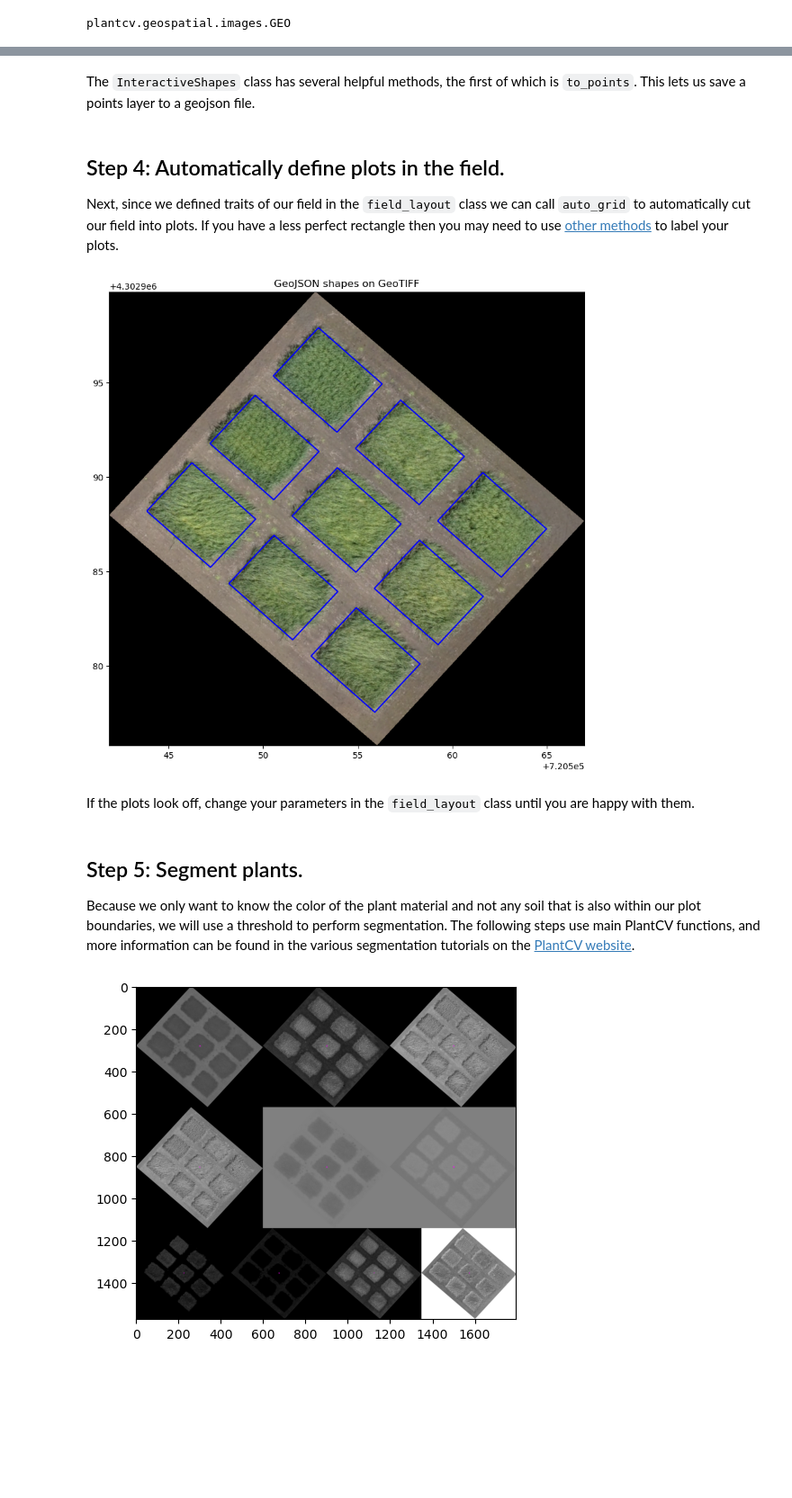
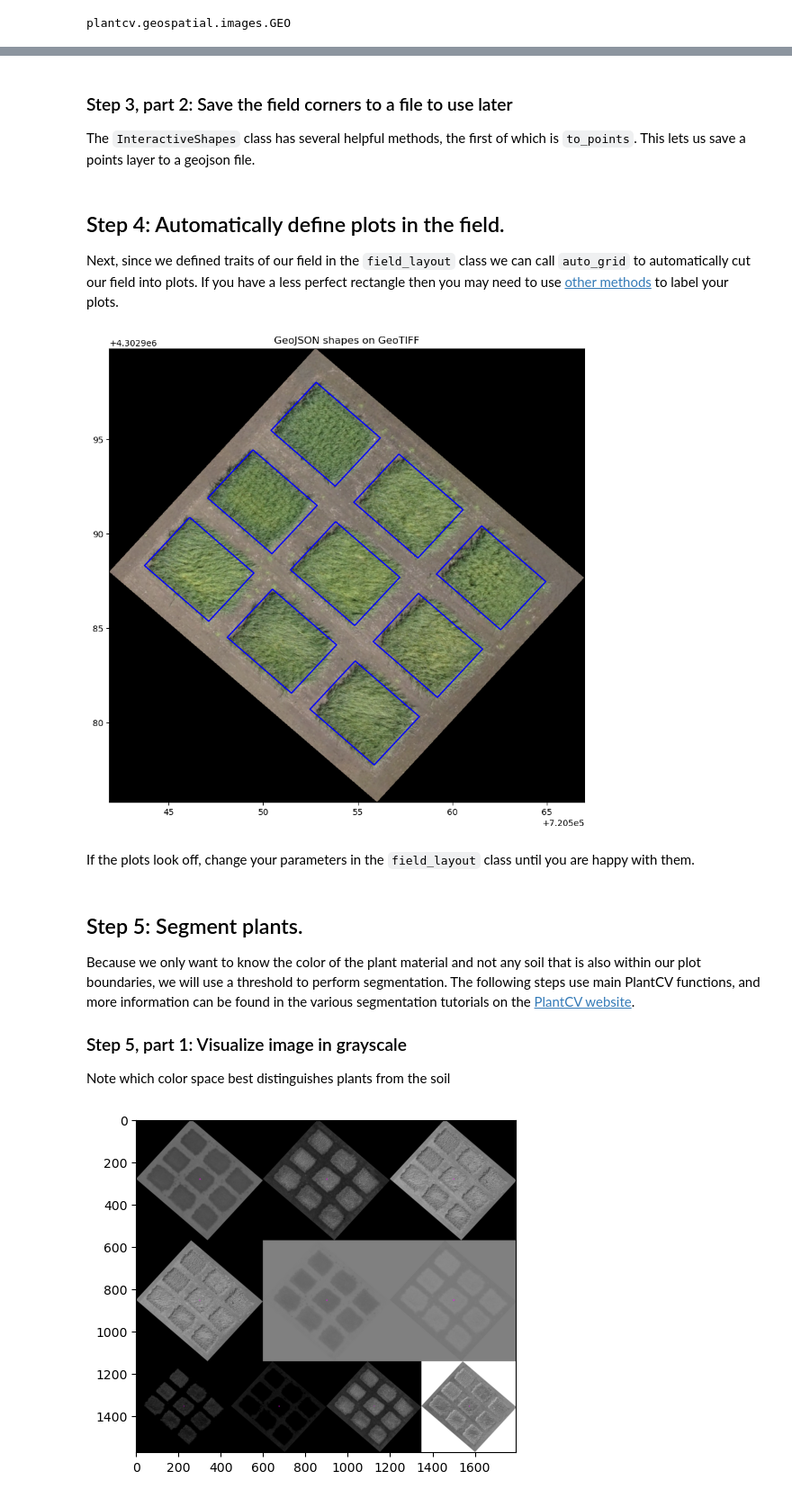
Before and after one commit to danforthcenter/plantcv-geospatial-tutorial-analyze-color, a Jupyter notebook: index.ipynb, the cells around one changed output, grey strips where cells are left out. Shown at 90% size. Saved outputs shown, nothing was run; the diff lists cells and outputs as text; code cells hidden in the pictures; blank space fills up the shorter version.

```diff
--- a/index.ipynb
+++ b/index.ipynb
@@ -53,7 +57,7 @@ With our parameters set we are ready to read in an image.
 # %%
 #Here, we will import a small RGB test image of 9 plots of Teff.
 
-img = gcv.read.geotif("./small_teff_example.tif", bands="r,g,b")
+img = gcv.read.geotif("./img/small_teff_example.tif", bands="r,g,b")
 # %% [output]
 [figure]
 # %% [markdown]
@@ -92,6 +97,8 @@ editor = gcv.create_shapes.InteractiveShapes(
 
 editor.add_layer(layer_type="points", layername="field_corners")
 # %% [markdown]
+### Step 3, part 2: Save the field corners to a file to use later
+
 The `InteractiveShapes` class has several helpful methods, the first of which is `to_points`. This lets us save a points layer to a geojson file.
 # %%
 #Save the field_corners layer as a geojson file, then close the viewer.
@@ -107,13 +114,17 @@ If you have a less perfect rectangle then you may need to use [other methods](ht
 # %%
 # Auto_grid will save plot boundaries to a new shapefile called plots.geojson
 
-plotsfig = gcv.create_shapes.auto_grid(img, "./field_corners.geojson", "./plots.geojson")
+plotsfig = gcv.create_shapes.auto_grid(img, "./shapefiles/field_corners.geojson", "./shapefiles/plots.geojson")
 # %% [output]
-[figure, old version]
+[figure, new version]
 # %% [markdown]
 If the plots look off, change your parameters in the `field_layout` class until you are happy with them.
 # %% [markdown]
 ## Step 5: Segment plants.
 
 Because we only want to know the color of the plant material and not any soil that is also within our plot boundaries, we will use a threshold to perform segmentation. The following steps use main PlantCV functions, and more information can be found in the various segmentation tutorials on the [PlantCV website](https://plantcv.org/tutorials).
+
+### Step 5, part 1: Visualize image in grayscale
+
+Note which color space best distinguishes plants from the soil
 # %%
```
Also changed, not shown: parts of 14 cells of this notebook, 5 other files.
